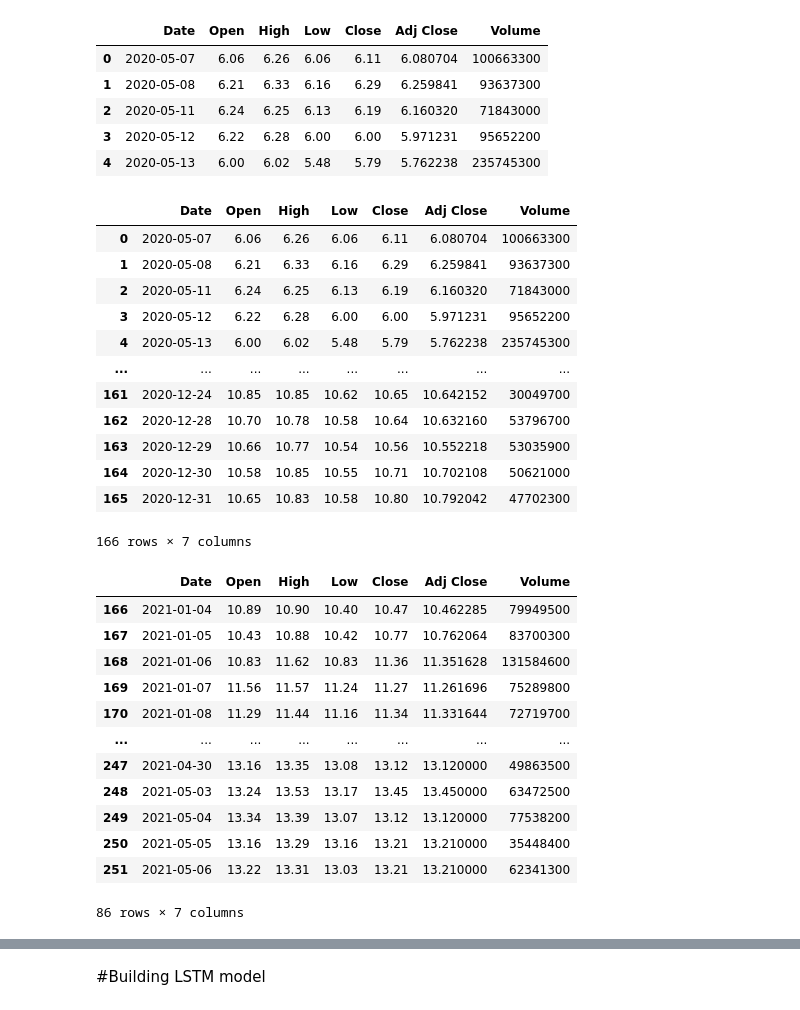
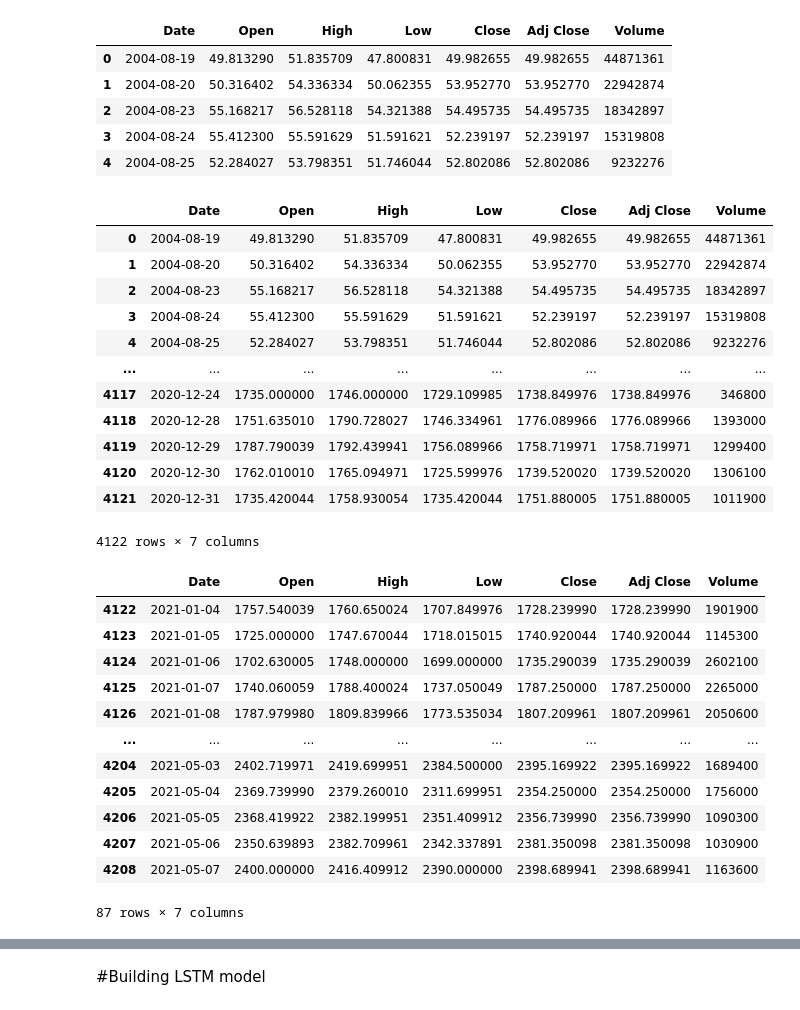
Before and after one commit to vahid-nejad/stock_price_predication_with_LSTM, a Jupyter notebook: stock_price_predication_with_LSTM.ipynb, the cells around one changed output, grey strips where cells are left out. Drawn from its saved outputs; the diff is of its cells as text; code cells hidden in the pictures.

```diff
--- a/stock_price_predication_with_LSTM.ipynb
+++ b/stock_price_predication_with_LSTM.ipynb
@@ -10,46 +11,46 @@ from tensorflow.keras.layers import Dense, LSTM, Dropout
 %matplotlib inline
 # %%
-data=pd.read_csv("/dataset_GE.csv", date_parser=True)
+data=pd.read_csv("/content/drive/MyDrive/Colab Notebooks/datasets/GOOG.csv", date_parser=True)
 data.head()
 # %% [output]
 |  | Date | Open | High | Low | Close | Adj Close | Volume |
-| 0 | 2020-05-07 | 6.06 | 6.26 | 6.06 | 6.11 | 6.080704 | 100663300 |
-| 1 | 2020-05-08 | 6.21 | 6.33 | 6.16 | 6.29 | 6.259841 | 93637300 |
-| 2 | 2020-05-11 | 6.24 | 6.25 | 6.13 | 6.19 | 6.160320 | 71843000 |
-| 3 | 2020-05-12 | 6.22 | 6.28 | 6.00 | 6.00 | 5.971231 | 95652200 |
-| 4 | 2020-05-13 | 6.00 | 6.02 | 5.48 | 5.79 | 5.762238 | 235745300 |
+| 0 | 2004-08-19 | 49.813290 | 51.835709 | 47.800831 | 49.982655 | 49.982655 | 44871361 |
+| 1 | 2004-08-20 | 50.316402 | 54.336334 | 50.062355 | 53.952770 | 53.952770 | 22942874 |
+| 2 | 2004-08-23 | 55.168217 | 56.528118 | 54.321388 | 54.495735 | 54.495735 | 18342897 |
+| 3 | 2004-08-24 | 55.412300 | 55.591629 | 51.591621 | 52.239197 | 52.239197 | 15319808 |
+| 4 | 2004-08-25 | 52.284027 | 53.798351 | 51.746044 | 52.802086 | 52.802086 | 9232276 |
 # %%
 data_train = data[data['Date']<'2021-01-01'].copy()
 data_train
 # %% [output]
 |  | Date | Open | High | Low | Close | Adj Close | Volume |
-| 0 | 2020-05-07 | 6.06 | 6.26 | 6.06 | 6.11 | 6.080704 | 100663300 |
-| 1 | 2020-05-08 | 6.21 | 6.33 | 6.16 | 6.29 | 6.259841 | 93637300 |
-| 2 | 2020-05-11 | 6.24 | 6.25 | 6.13 | 6.19 | 6.160320 | 71843000 |
-| 3 | 2020-05-12 | 6.22 | 6.28 | 6.00 | 6.00 | 5.971231 | 95652200 |
-| 4 | 2020-05-13 | 6.00 | 6.02 | 5.48 | 5.79 | 5.762238 | 235745300 |
+| 0 | 2004-08-19 | 49.813290 | 51.835709 | 47.800831 | 49.982655 | 49.982655 | 44871361 |
+| 1 | 2004-08-20 | 50.316402 | 54.336334 | 50.062355 | 53.952770 | 53.952770 | 22942874 |
+| 2 | 2004-08-23 | 55.168217 | 56.528118 | 54.321388 | 54.495735 | 54.495735 | 18342897 |
+| 3 | 2004-08-24 | 55.412300 | 55.591629 | 51.591621 | 52.239197 | 52.239197 | 15319808 |
+| 4 | 2004-08-25 | 52.284027 | 53.798351 | 51.746044 | 52.802086 | 52.802086 | 9232276 |
 | ... | ... | ... | ... | ... | ... | ... | ... |
-| 161 | 2020-12-24 | 10.85 | 10.85 | 10.62 | 10.65 | 10.642152 | 30049700 |
-| 162 | 2020-12-28 | 10.70 | 10.78 | 10.58 | 10.64 | 10.632160 | 53796700 |
-| 163 | 2020-12-29 | 10.66 | 10.77 | 10.54 | 10.56 | 10.552218 | 53035900 |
-| 164 | 2020-12-30 | 10.58 | 10.85 | 10.55 | 10.71 | 10.702108 | 50621000 |
-| 165 | 2020-12-31 | 10.65 | 10.83 | 10.58 | 10.80 | 10.792042 | 47702300 |
+| 4117 | 2020-12-24 | 1735.000000 | 1746.000000 | 1729.109985 | 1738.849976 | 1738.849976 | 346800 |
+| 4118 | 2020-12-28 | 1751.635010 | 1790.728027 | 1746.334961 | 1776.089966 | 1776.089966 | 1393000 |
+| 4119 | 2020-12-29 | 1787.790039 | 1792.439941 | 1756.089966 | 1758.719971 | 1758.719971 | 1299400 |
+| 4120 | 2020-12-30 | 1762.010010 | 1765.094971 | 1725.599976 | 1739.520020 | 1739.520020 | 1306100 |
+| 4121 | 2020-12-31 | 1735.420044 | 1758.930054 | 1735.420044 | 1751.880005 | 1751.880005 | 1011900 |
-166 rows × 7 columns
+4122 rows × 7 columns
 # %%
 data_test = data[data['Date'] >= '2021-01-01'].copy()
 data_test
 # %% [output]
 |  | Date | Open | High | Low | Close | Adj Close | Volume |
-| 166 | 2021-01-04 | 10.89 | 10.90 | 10.40 | 10.47 | 10.462285 | 79949500 |
-| 167 | 2021-01-05 | 10.43 | 10.88 | 10.42 | 10.77 | 10.762064 | 83700300 |
-| 168 | 2021-01-06 | 10.83 | 11.62 | 10.83 | 11.36 | 11.351628 | 131584600 |
-| 169 | 2021-01-07 | 11.56 | 11.57 | 11.24 | 11.27 | 11.261696 | 75289800 |
-| 170 | 2021-01-08 | 11.29 | 11.44 | 11.16 | 11.34 | 11.331644 | 72719700 |
+| 4122 | 2021-01-04 | 1757.540039 | 1760.650024 | 1707.849976 | 1728.239990 | 1728.239990 | 1901900 |
+| 4123 | 2021-01-05 | 1725.000000 | 1747.670044 | 1718.015015 | 1740.920044 | 1740.920044 | 1145300 |
+| 4124 | 2021-01-06 | 1702.630005 | 1748.000000 | 1699.000000 | 1735.290039 | 1735.290039 | 2602100 |
+| 4125 | 2021-01-07 | 1740.060059 | 1788.400024 | 1737.050049 | 1787.250000 | 1787.250000 | 2265000 |
+| 4126 | 2021-01-08 | 1787.979980 | 1809.839966 | 1773.535034 | 1807.209961 | 1807.209961 | 2050600 |
 | ... | ... | ... | ... | ... | ... | ... | ... |
-| 247 | 2021-04-30 | 13.16 | 13.35 | 13.08 | 13.12 | 13.120000 | 49863500 |
-| 248 | 2021-05-03 | 13.24 | 13.53 | 13.17 | 13.45 | 13.450000 | 63472500 |
-| 249 | 2021-05-04 | 13.34 | 13.39 | 13.07 | 13.12 | 13.120000 | 77538200 |
-| 250 | 2021-05-05 | 13.16 | 13.29 | 13.16 | 13.21 | 13.210000 | 35448400 |
-| 251 | 2021-05-06 | 13.22 | 13.31 | 13.03 | 13.21 | 13.210000 | 62341300 |
+| 4204 | 2021-05-03 | 2402.719971 | 2419.699951 | 2384.500000 | 2395.169922 | 2395.169922 | 1689400 |
+| 4205 | 2021-05-04 | 2369.739990 | 2379.260010 | 2311.699951 | 2354.250000 | 2354.250000 | 1756000 |
+| 4206 | 2021-05-05 | 2368.419922 | 2382.199951 | 2351.409912 | 2356.739990 | 2356.739990 | 1090300 |
+| 4207 | 2021-05-06 | 2350.639893 | 2382.709961 | 2342.337891 | 2381.350098 | 2381.350098 | 1030900 |
+| 4208 | 2021-05-07 | 2400.000000 | 2416.409912 | 2390.000000 | 2398.689941 | 2398.689941 | 1163600 |
-86 rows × 7 columns
+87 rows × 7 columns
 # %%
```
Also changed, not shown: parts of 23 cells of this notebook.
